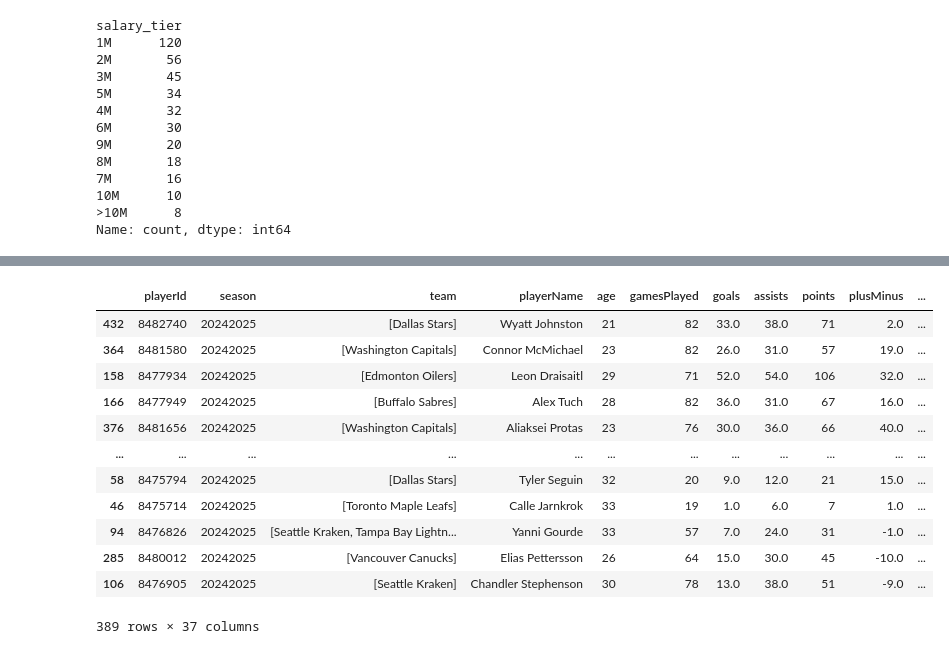
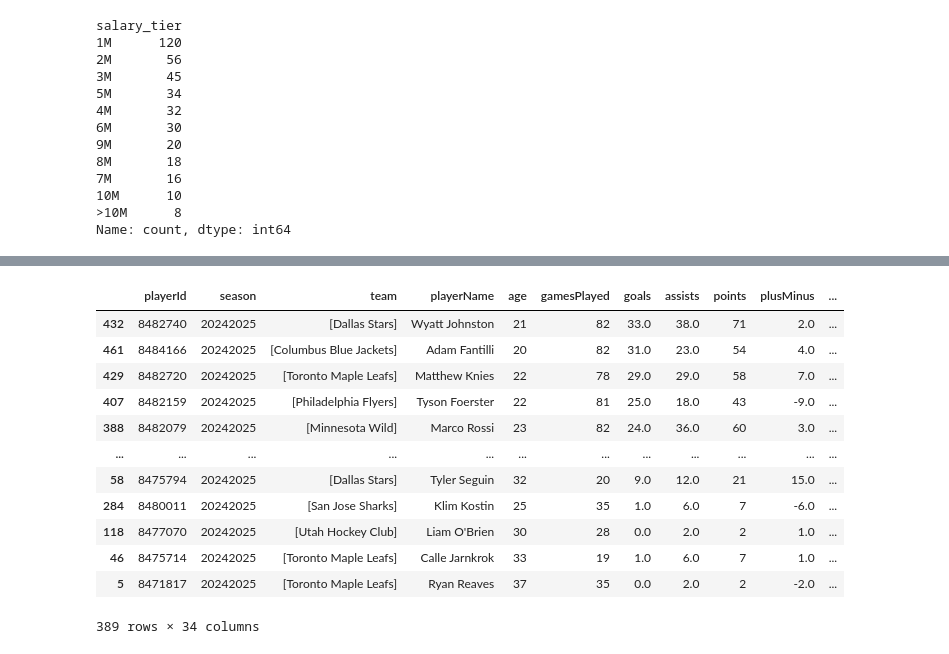
Before and after one commit to rmahtab/nhl-player-projections, a Jupyter notebook: cap-analysis.ipynb, the cells around one changed output, grey strips where cells are left out. Cells and saved outputs as stored; diff of their text form; code cells hidden in the pictures.

```diff
--- a/cap-analysis.ipynb
+++ b/cap-analysis.ipynb
@@ -102,7 +102,7 @@ salary_tier
 >10M      8
 Name: count, dtype: int64
 # %%
-df = add_z_score(df, col="goal_efficiency", groupby_col="salary_tier")
-df = add_z_score(df, col="assist_efficiency", groupby_col="salary_tier")
-df = add_z_score(df, col="point_efficiency", groupby_col="salary_tier")
-df = add_z_score(df, col="games_played_efficiency", groupby_col="salary_tier")
+df = add_z_score(df, col="g_eff", groupby_col="salary_tier")
+df = add_z_score(df, col="a_eff", groupby_col="salary_tier")
+df = add_z_score(df, col="p_eff", groupby_col="salary_tier")
+df = add_z_score(df, col="gp_eff", groupby_col="salary_tier")
@@ -117,19 +109,19 @@ The default of observed=False is deprecated and will be changed to True in a fut
 # %%
-df.sort_values(by="goal_efficiency_z", ascending=False)
+df.sort_values(by="g_eff", ascending=False)
 # %% [output]
 |  | playerId | season | team | playerName | age | gamesPlayed | goals | assists | points | plusMinus | ... |
 | 432 | 8482740 | 20242025 | [Dallas Stars] | Wyatt Johnston | 21 | 82 | 33.0 | 38.0 | 71 | 2.0 | ... |
-| 364 | 8481580 | 20242025 | [Washington Capitals] | Connor McMichael | 23 | 82 | 26.0 | 31.0 | 57 | 19.0 | ... |
-| 158 | 8477934 | 20242025 | [Edmonton Oilers] | Leon Draisaitl | 29 | 71 | 52.0 | 54.0 | 106 | 32.0 | ... |
-| 166 | 8477949 | 20242025 | [Buffalo Sabres] | Alex Tuch | 28 | 82 | 36.0 | 31.0 | 67 | 16.0 | ... |
-| 376 | 8481656 | 20242025 | [Washington Capitals] | Aliaksei Protas | 23 | 76 | 30.0 | 36.0 | 66 | 40.0 | ... |
+| 461 | 8484166 | 20242025 | [Columbus Blue Jackets] | Adam Fantilli | 20 | 82 | 31.0 | 23.0 | 54 | 4.0 | ... |
+| 429 | 8482720 | 20242025 | [Toronto Maple Leafs] | Matthew Knies | 22 | 78 | 29.0 | 29.0 | 58 | 7.0 | ... |
+| 407 | 8482159 | 20242025 | [Philadelphia Flyers] | Tyson Foerster | 22 | 81 | 25.0 | 18.0 | 43 | -9.0 | ... |
+| 388 | 8482079 | 20242025 | [Minnesota Wild] | Marco Rossi | 23 | 82 | 24.0 | 36.0 | 60 | 3.0 | ... |
 | ... | ... | ... | ... | ... | ... | ... | ... | ... | ... | ... | ... |
 | 58 | 8475794 | 20242025 | [Dallas Stars] | Tyler Seguin | 32 | 20 | 9.0 | 12.0 | 21 | 15.0 | ... |
+| 284 | 8480011 | 20242025 | [San Jose Sharks] | Klim Kostin | 25 | 35 | 1.0 | 6.0 | 7 | -6.0 | ... |
+| 118 | 8477070 | 20242025 | [Utah Hockey Club] | Liam O'Brien | 30 | 28 | 0.0 | 2.0 | 2 | 1.0 | ... |
 | 46 | 8475714 | 20242025 | [Toronto Maple Leafs] | Calle Jarnkrok | 33 | 19 | 1.0 | 6.0 | 7 | 1.0 | ... |
-| 94 | 8476826 | 20242025 | [Seattle Kraken, Tampa Bay Lightn... | Yanni Gourde | 33 | 57 | 7.0 | 24.0 | 31 | -1.0 | ... |
-| 285 | 8480012 | 20242025 | [Vancouver Canucks] | Elias Pettersson | 26 | 64 | 15.0 | 30.0 | 45 | -10.0 | ... |
-| 106 | 8476905 | 20242025 | [Seattle Kraken] | Chandler Stephenson | 30 | 78 | 13.0 | 38.0 | 51 | -9.0 | ... |
+| 5 | 8471817 | 20242025 | [Toronto Maple Leafs] | Ryan Reaves | 37 | 35 | 0.0 | 2.0 | 2 | -2.0 | ... |
-389 rows × 37 columns
+389 rows × 34 columns
 # %%
 tiers = ["1M", "2M", "3M", "4M", "5M", "6M", "7M", "8M", "9M", "10M", ">10M"]  # your custom order
 df["salary_tier"] = pd.Categorical(df["salary_tier"], categories=tiers, ordered=True)
```
Also changed, not shown: parts of 8 cells of this notebook, 2 other files.
